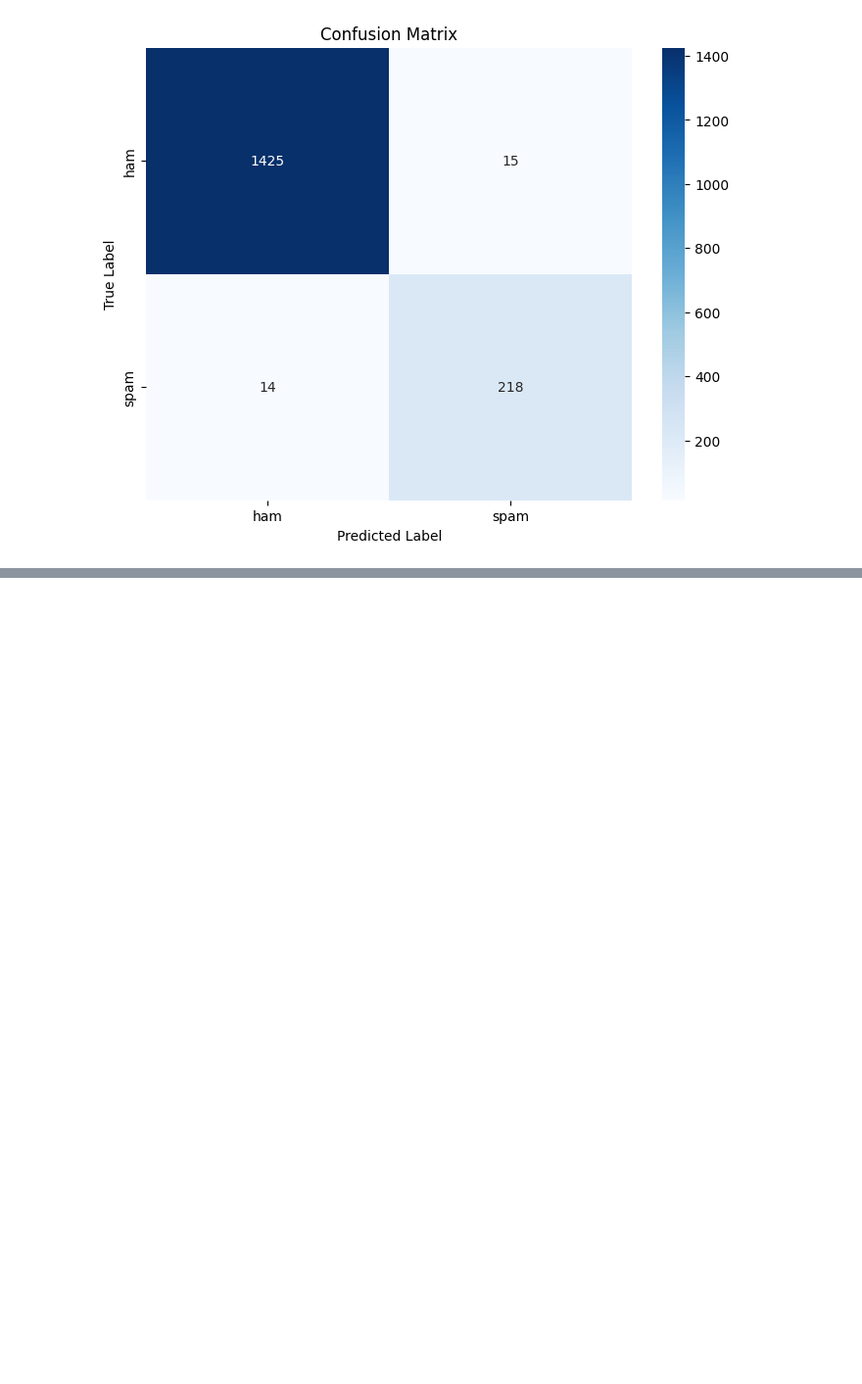
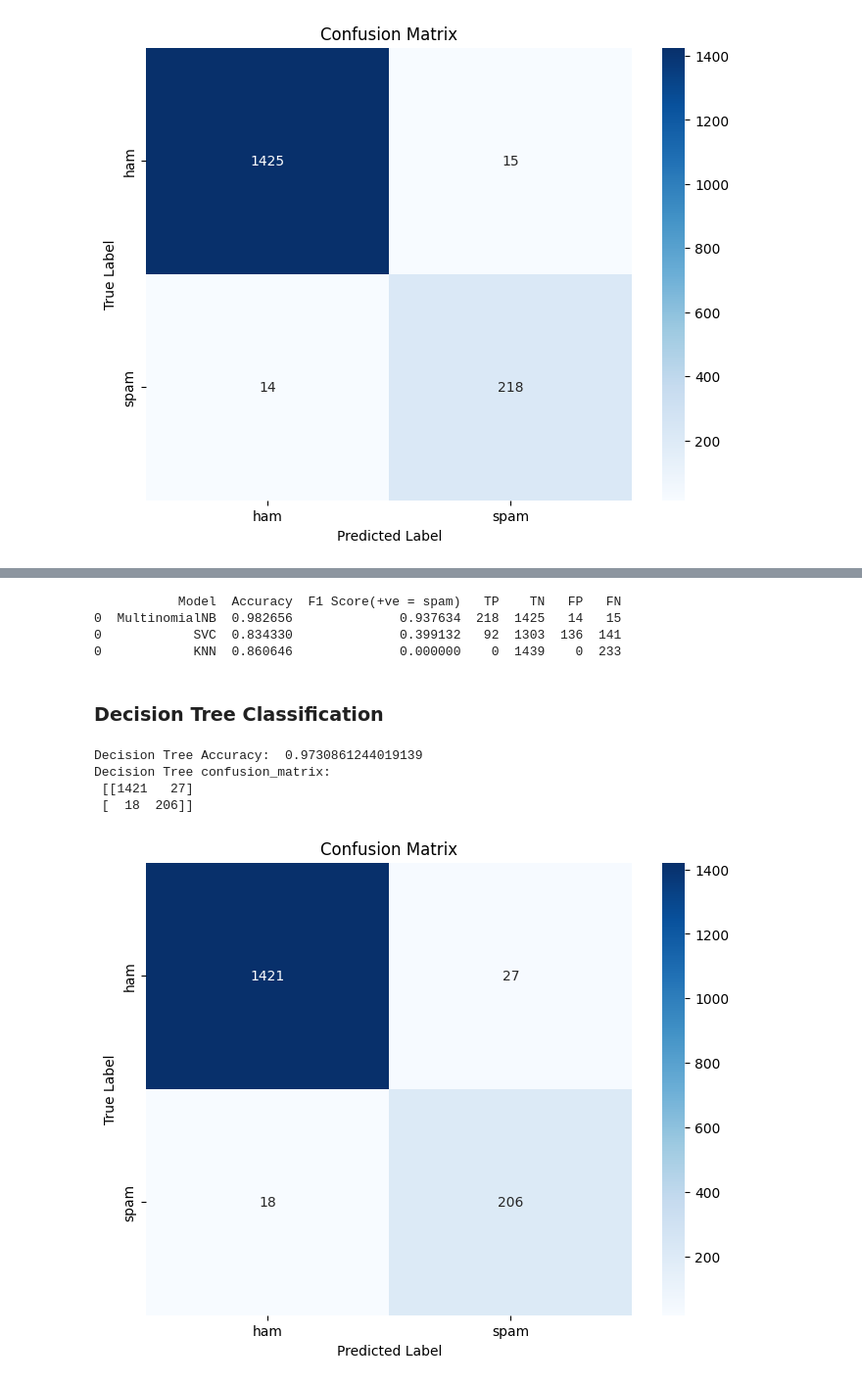
Before and after one commit to Akhand-Pratap-Tiwari/spam_ham_classifier, a Jupyter notebook: spam_ham_classifier.ipynb, the cells around one changed output, grey strips where cells are left out. Shown: that part at 98% size. Cells and saved outputs as stored; diff of their text form; code cells hidden in the pictures; blank space fills up the shorter version.

```diff
--- a/spam_ham_classifier.ipynb
+++ b/spam_ham_classifier.ipynb
@@ -316,0 +367,26 @@ Naive Bayes confusion_matrix:
+# %%
+report = pd.concat([report, get_report(y_test, y_knc, model_name="KNN")])
+print(report)
+# %% [output]
+           Model  Accuracy  F1 Score(+ve = spam)   TP    TN   FP   FN
+0  MultinomialNB  0.982656              0.937634  218  1425   14   15
+0            SVC  0.834330              0.399132   92  1303  136  141
+0            KNN  0.860646              0.000000    0  1439    0  233
+# %% [markdown]
+### Decision Tree Classification
+# %%
+dtc = DecisionTreeClassifier(min_samples_split=7, random_state=252)
+dtc.fit(X_train_cv, y_train)
+
+y_dtc = dtc.predict(X_test_cv)
+# %%
+print('Decision Tree Accuracy: ',accuracy_score(y_test,y_dtc))
+cm = confusion_matrix(y_dtc, y_test)
+print('Decision Tree confusion_matrix:\n', cm)
+plot_conf_mat(cm)
+# %% [output]
+Decision Tree Accuracy:  0.9730861244019139
+Decision Tree confusion_matrix:
+ [[1421   27]
+ [  18  206]]
+[figure, added]
```
Also changed, not shown: parts of 27 cells of this notebook.
